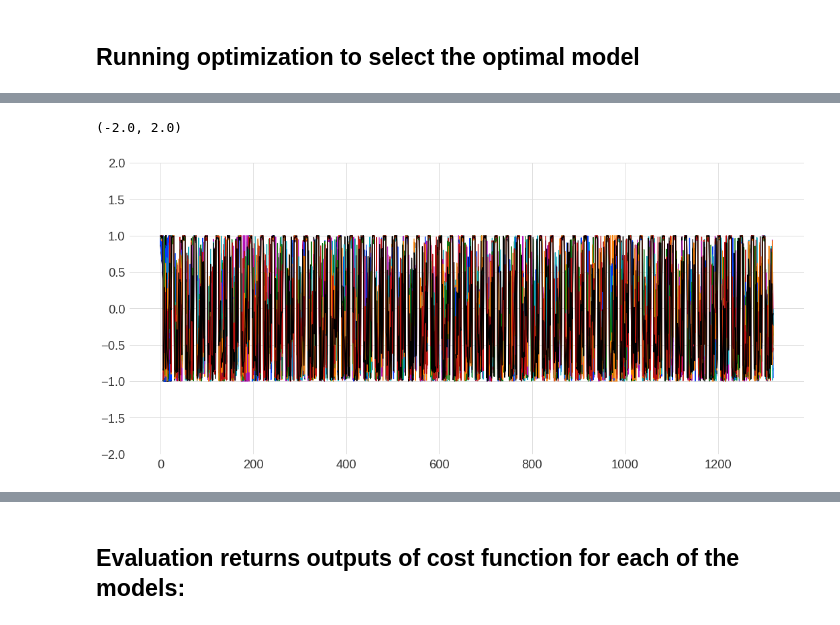
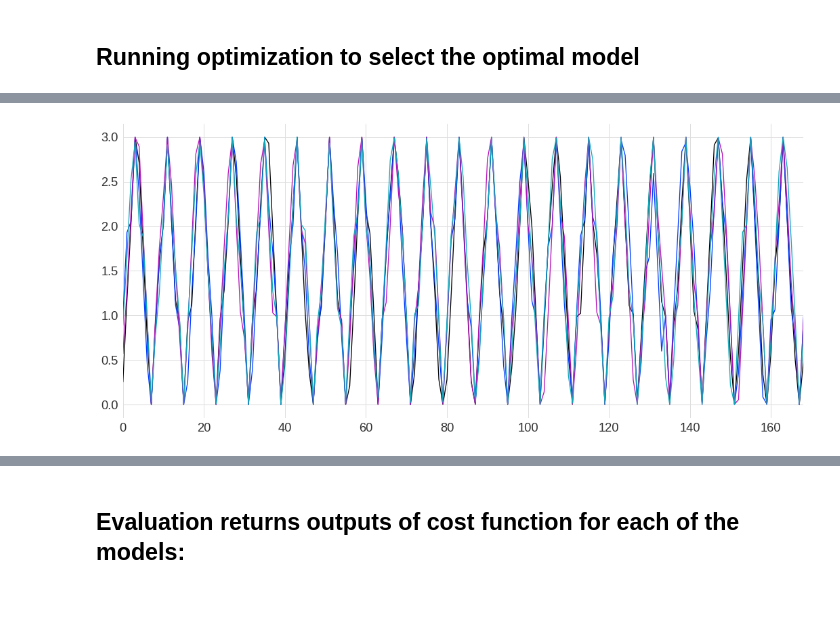
Before and after one commit to mariapaskevich/vof, a Jupyter notebook: Test_package_simulation_carbon.ipynb, the cells around one changed output, grey strips where cells are left out. Cells and saved outputs as stored; diff of their text form; code cells hidden in the pictures.

Commit message:
ecommerce added evaluation, new data file for the case

```diff
--- a/Test_package_simulation_carbon.ipynb
+++ b/Test_package_simulation_carbon.ipynb
@@ -39,7 +39,7 @@ from darts.models import Theta, FFT, ExponentialSmoothing, Prophet, RegressionMo
 plt.rcParams['figure.figsize'] = [18, 8]
 plt.rcParams.update({'font.size': 22})
 # %%
-data = pd.read_csv("data/district/Actuals.csv", index_col=0, parse_dates=True).loc['2019-01-01':'2019-03-25']
+data = pd.read_csv("data/district/Actuals.csv", index_col=0, parse_dates=True).loc['2019-01-01':'2019-02-25']
 data.head(5)
 data.columns = ['y','Pressure_kpa','Cloud Cover (%)','Humidity (%)','Temperature (C)','Wind Direction (deg)','Wind Speed (kmh)']
 data.y = data.y/100000
@@ -179,7 +179,8 @@ for model in models.keys():
     start=time.time()
     optimization_df = optimization_df.append(get_historical_forecasts(model = models[model][0],
                                                                       model_display_name = model,
-                                                                      future_covs = models[model][1]))
+                                                                      future_covs = models[model][1]),
+                                            ignore_index=True)
     end = time.time()
     runtime_df.loc[model,'runtime'] = (end-start)
 # %% [output]
@@ -397,11 +414,12 @@ class OptimalDecisionMakersElectricityPeak(optimizer.OptimalDecisionMakers):
         self.DECISION_TIMESTEP = 24
         self.PEAK_POWER_LIMIT = 13
         self.BATTERY_CHARGE = 0
-        self.BATTERY_CAPACITY = 10
+        self.BATTERY_CAPACITY = 3
         self.BATTERY_EFFICIENCY = .99
         self.INVERTER_CAPACITY = 1
 
-        self.price = list(np.append(np.append(np.ones(6), 2*np.ones(12)), np.ones(6))) * int(self.TIME_HORIZON / 24)
+#         self.price = list(np.append(np.append(np.ones(6), 2*np.ones(12)), np.ones(6))) * int(self.TIME_HORIZON / 24)
+        self.price = [1,1,1,1,2,2,2,2,1,1,1,1,2,2,2,2,1,1,1,1,2,2,2,2] * int(self.TIME_HORIZON / 24)
 
     def cost_function(self, solution, battery_charge):
 
@@ -471,7 +489,7 @@ class OptimalDecisionMakersElectricityPeak(optimizer.OptimalDecisionMakers):
             print(step)
             par = ng.p.Array(shape=(self.TIME_HORIZON,)).set_bounds(lower=-self.INVERTER_CAPACITY, upper=self.INVERTER_CAPACITY)
             instru = ng.p.Instrumentation(par,battery_ch)
-            optimizer = ng.optimizers.CMA(parametrization=instru, budget=15000)
+            optimizer = ng.optimizers.CMA(parametrization=instru, budget=5000)
 
             try:
                 self.candidate = self.data.loc[(self.data.prediction_date==step)&(self.data.model==model),'value']
@@ -573,8 +591,10 @@ sol = odm.select_value_optimal_model(models=optimization_df.model.unique())
 # %%
-for col in range(len(sol)):
-    plt.plot(sol[col].dropna())
+# avg_control =
+for col in range(4):#len(sol)):
+    plt.plot(np.cumsum(sol[col].reset_index().iloc[:,1].dropna()))
 # plt.plot(20 * np.array(4*odm.price))
-plt.ylim(-2,2)
+#     plt.ylim(-2,2)
+    plt.xlim(0,168)
+#     plt.show()
 # %% [output]
-(-2.0, 2.0)
-[figure, old version]
+[figure, new version]
```
Also changed, not shown: parts of 13 cells of this notebook, 1 other file.
